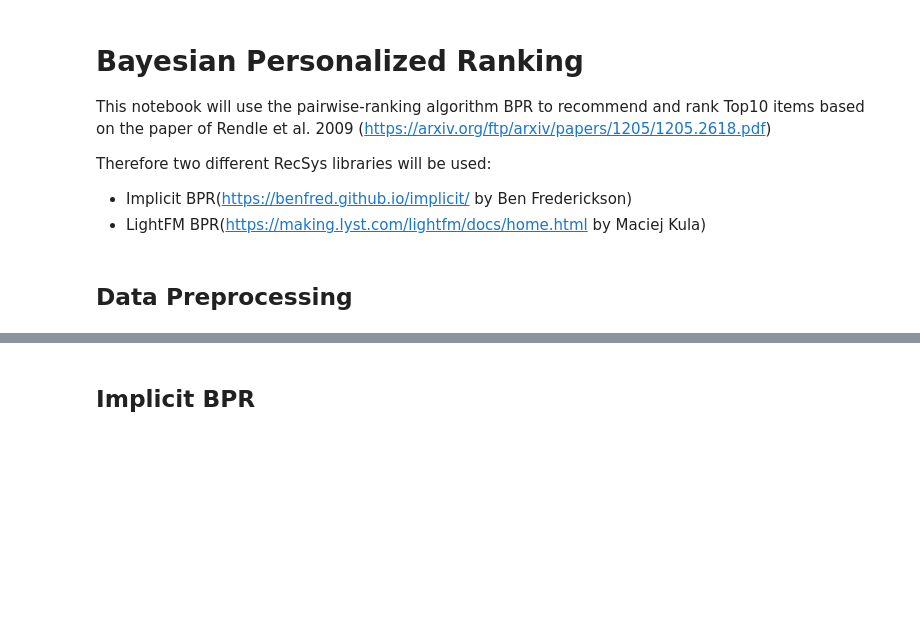
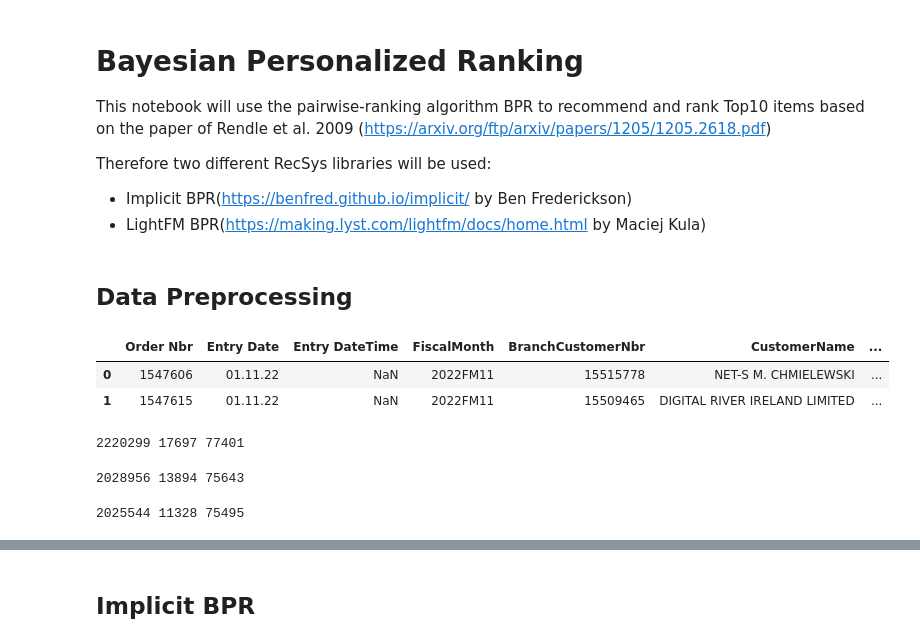
Before and after one commit to vincm1/RecSys_Implicit, a Jupyter notebook: Bayesian_Personalized_Ranking_(BPR).ipynb, the cells around one changed output, grey strips where cells are left out. Cells and saved outputs as stored; diff of their text form; code cells hidden in the pictures; blank space fills up the shorter version.

```diff
--- a/Bayesian_Personalized_Ranking_(BPR).ipynb
+++ b/Bayesian_Personalized_Ranking_(BPR).ipynb
@@ -26,2 +28,15 @@ from datetime import datetime, timedelta
 # %% [markdown]
 ## Data Preprocessing
+# %%
+df_zip = zipfile.ZipFile('/content/drive/MyDrive/RecSys/Orders_Nov22_Jun23.zip')
+df = pd.read_csv(df_zip.open('Bericht 1.csv'), delimiter=";")
+# %%
+df.head(2)
+# %% [output]
+|  | Order Nbr | Entry Date | Entry DateTime | FiscalMonth | BranchCustomerNbr | CustomerName | ... |
+| 0 | 1547606 | 01.11.22 | NaN | 2022FM11 | 15515778 | NET-S M. CHMIELEWSKI | ... |
+| 1 | 1547615 | 01.11.22 | NaN | 2022FM11 | 15509465 | DIGITAL RIVER IRELAND LIMITED | ... |
+# %%
+print(len(df), len(df["BranchCustomerNbr"].unique()), len(df["Sku"].unique()))
+# %% [output]
+2220299 17697 77401
@@ -27,0 +58,4 @@ from datetime import datetime, timedelta
+# %%
+print(len(df), len(df["BranchCustomerNbr"].unique()), len(df["Sku"].unique()))
+# %% [output]
+2028956 13894 75643
@@ -27,0 +74,4 @@ from datetime import datetime, timedelta
+# %%
+print(len(df), len(df["BranchCustomerNbr"].unique()), len(df["Sku"].unique()))
+# %% [output]
+2025544 11328 75495
```
Also changed, not shown: parts of 33 cells of this notebook.
